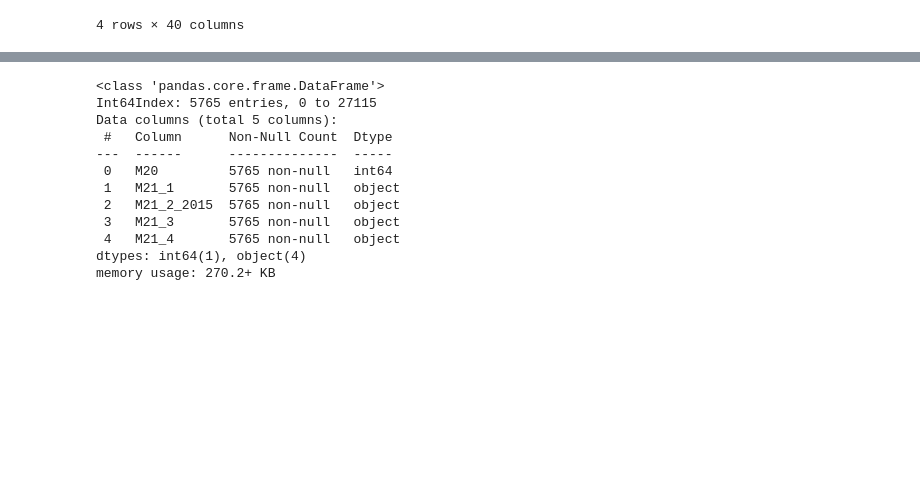
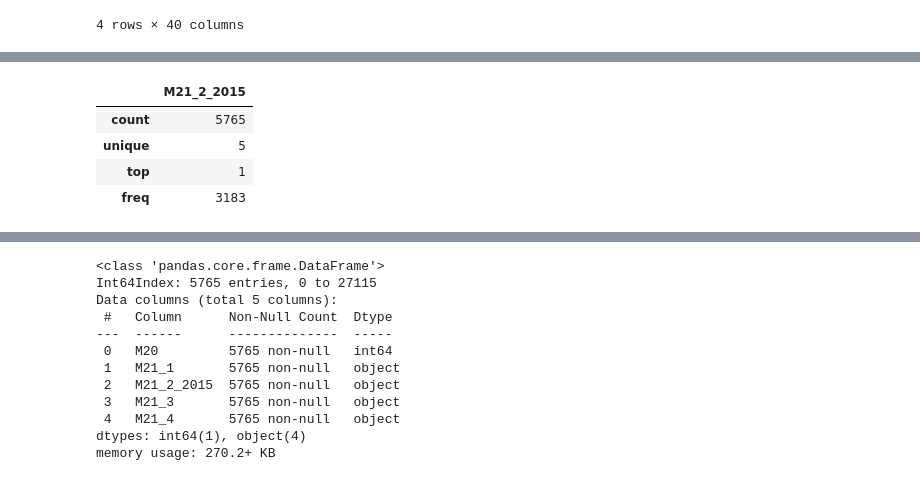
Before and after one commit to williamreid2020/4301, a Jupyter notebook: NCFS.ipynb, the cells around one changed output, grey strips where cells are left out. Saved outputs shown, nothing was run; the diff lists cells and outputs as text; code cells hidden in the pictures; blank space fills up the shorter version.

```diff
--- a/NCFS.ipynb
+++ b/NCFS.ipynb
@@ -91,0 +109,8 @@ DF2 = DF2[DF2.M20 != 99]
+# %%
+Ind2.describe()
+# %% [output]
+|  | M21_2_2015 |
+| count | 5765 |
+| unique | 5 |
+| top | 1 |
+| freq | 3183 |
```
Also changed, not shown: parts of 9 cells of this notebook.
